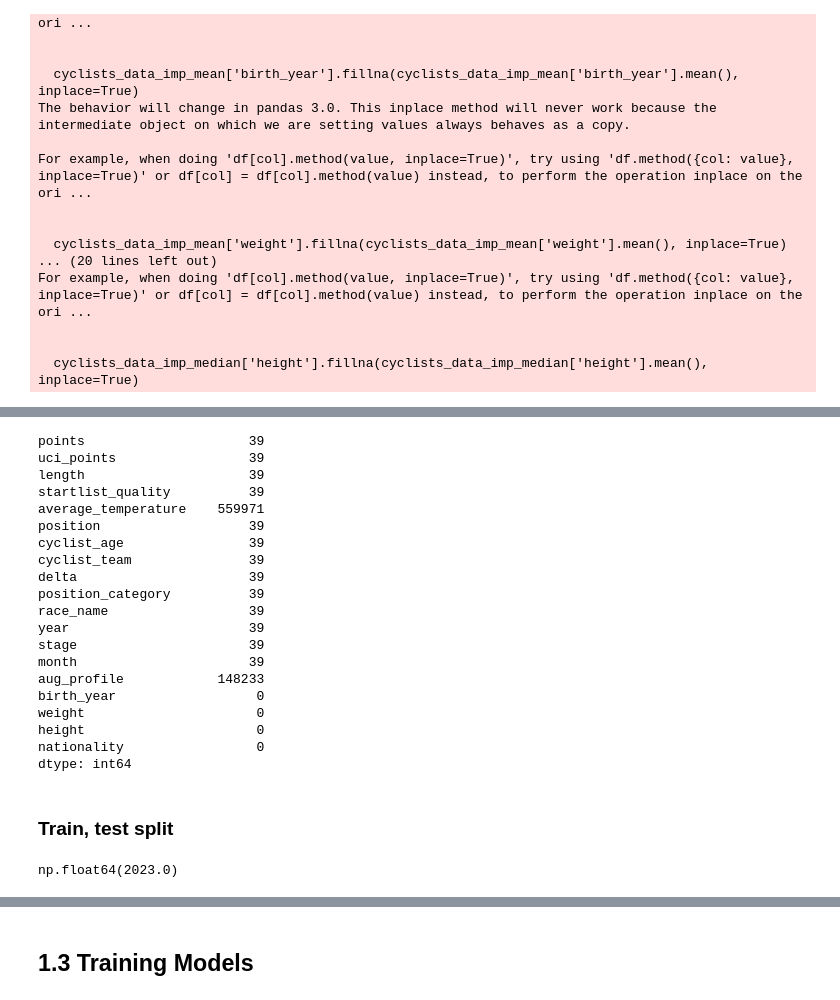
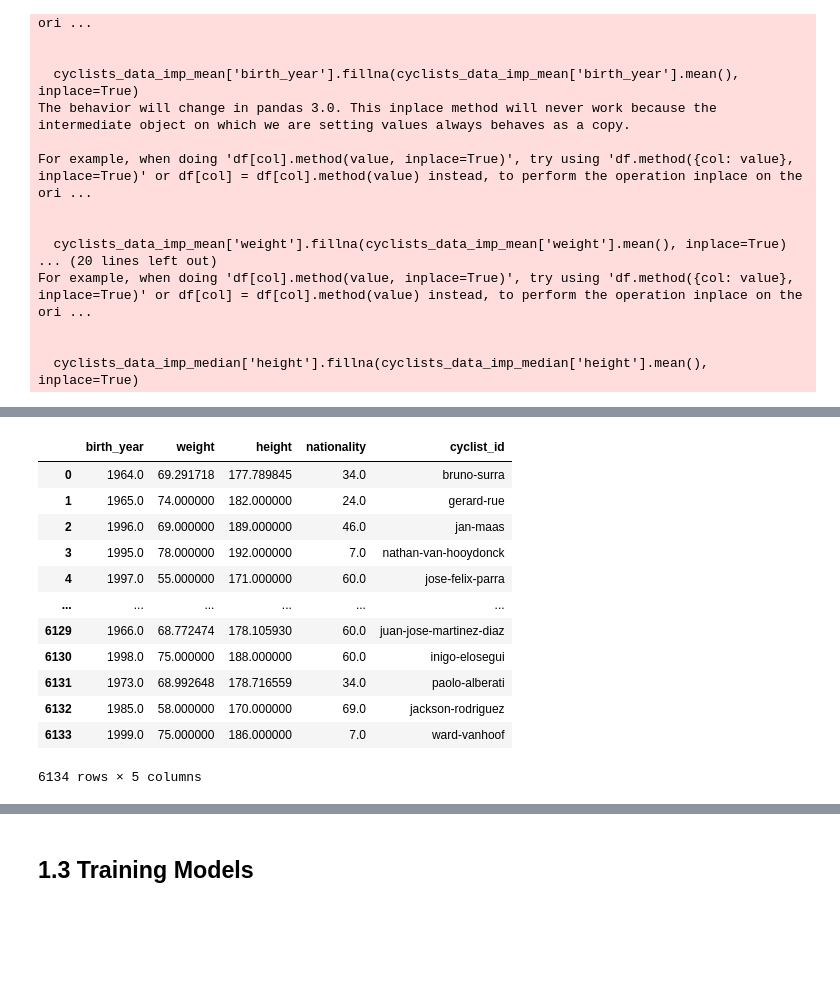
Before and after one commit to mariaviv27/Machine-Learning-Avanzado, a Jupyter notebook: machinelearning.ipynb, the cells around one changed output, grey strips where cells are left out. Cells and saved outputs as stored; diff of their text form; code cells hidden in the pictures; blank space fills up the shorter version.

Commit message:
iterative imputer working

```diff
--- a/machinelearning.ipynb
+++ b/machinelearning.ipynb
@@ -345,29 +277,0 @@ merged_df.head()
-# %%
-print(merged_df.isnull().sum(),'\n')
-# %% [output]
-points                     39
-uci_points                 39
-length                     39
-startlist_quality          39
-average_temperature    559971
-position                   39
-cyclist_age                39
-cyclist_team               39
-delta                      39
-position_category          39
-race_name                  39
-year                       39
-stage                      39
-month                      39
-aug_profile            148233
-birth_year                  0
-weight                      0
-height                      0
-nationality                 0
-dtype: int64
-# %% [markdown]
-### Train, test split
-# %%
-merged_df['year'].max()
-# %% [output]
-np.float64(2023.0)
@@ -379,0 +278,23 @@ train_percentage = train.shape[0] / merged_df.shape[0] * 100
+# %%
+from sklearn.experimental import enable_iterative_imputer
+from sklearn.impute import IterativeImputer
+imp_iter = IterativeImputer(random_state=0)
+cyclists_data_name, cyclists_data_no_name = cyclists_data.iloc[:,-1:], cyclists_data.iloc[:,:-1]
+cyclists_data_no_name = pd.DataFrame(imp_iter.fit_transform(cyclists_data_no_name),columns=cyclists_data_no_name.columns)
+cyclists_data_no_name['cyclist_id'] = cyclists_data_name
+cyclists_data_imp_iter = cyclists_data_no_name.copy()
+cyclists_data_imp_iter
+# %% [output]
+|  | birth_year | weight | height | nationality | cyclist_id |
+| 0 | 1964.0 | 69.291718 | 177.789845 | 34.0 | bruno-surra |
+| 1 | 1965.0 | 74.000000 | 182.000000 | 24.0 | gerard-rue |
+| 2 | 1996.0 | 69.000000 | 189.000000 | 46.0 | jan-maas |
+| 3 | 1995.0 | 78.000000 | 192.000000 | 7.0 | nathan-van-hooydonck |
+| 4 | 1997.0 | 55.000000 | 171.000000 | 60.0 | jose-felix-parra |
+| ... | ... | ... | ... | ... | ... |
+| 6129 | 1966.0 | 68.772474 | 178.105930 | 60.0 | juan-jose-martinez-diaz |
+| 6130 | 1998.0 | 75.000000 | 188.000000 | 60.0 | inigo-elosegui |
+| 6131 | 1973.0 | 68.992648 | 178.716559 | 34.0 | paolo-alberati |
+| 6132 | 1985.0 | 58.000000 | 170.000000 | 69.0 | jackson-rodriguez |
+| 6133 | 1999.0 | 75.000000 | 186.000000 | 7.0 | ward-vanhoof |
+6134 rows × 5 columns
```
Also changed, not shown: parts of 25 cells of this notebook.
